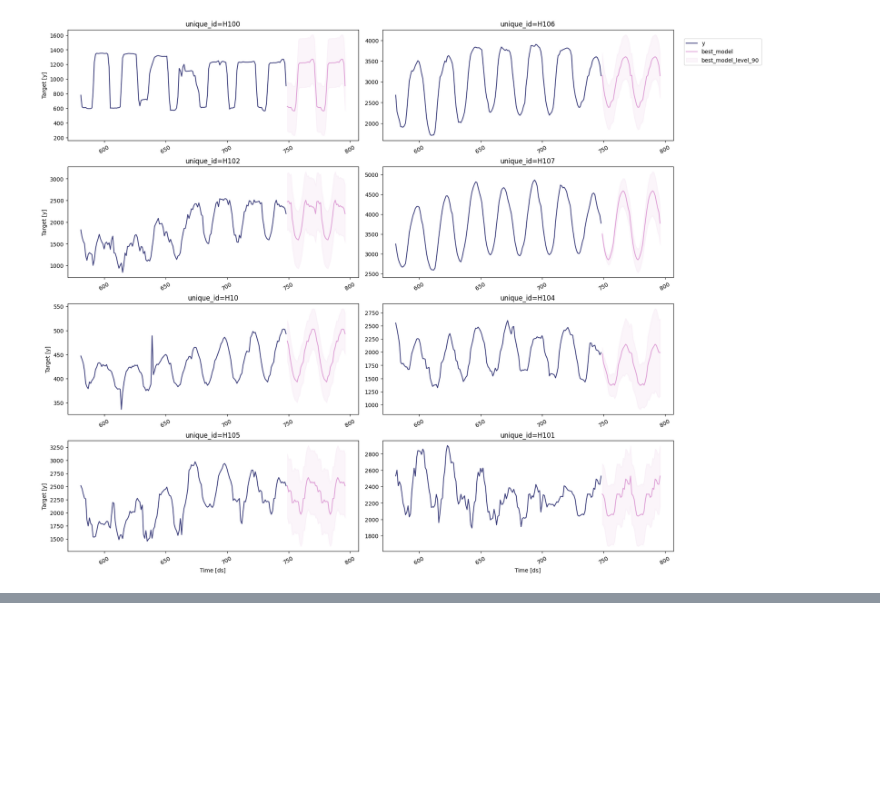
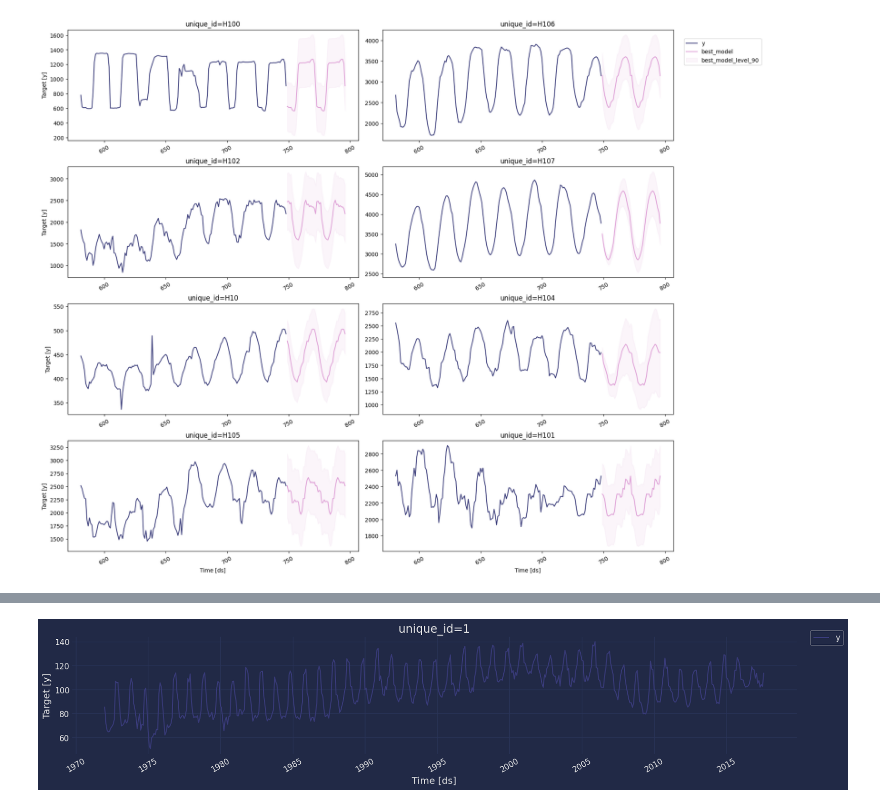
Before and after one commit to DavidGuzzi/TSA, a Jupyter notebook: Nixtla/SF.ipynb, the cells around one changed output, grey strips where cells are left out. Cells and saved outputs as stored; diff of their text form; code cells hidden in the pictures; blank space fills up the shorter version.

```diff
--- a/Nixtla/SF.ipynb
+++ b/Nixtla/SF.ipynb
@@ -239,0 +338,31 @@ sf.plot(Y_df, prod_forecasts_df, level=[90])
+# %%
+import matplotlib.pyplot as plt
+import seaborn as sns
+from statsmodels.graphics.tsaplots import plot_acf
+from statsmodels.graphics.tsaplots import plot_pacf
+plt.style.use('fivethirtyeight')
+plt.rcParams['lines.linewidth'] = 1.5
+dark_style = {
+    'figure.facecolor': '#212946',
+    'axes.facecolor': '#212946',
+    'savefig.facecolor':'#212946',
+    'axes.grid': True,
+    'axes.grid.which': 'both',
+    'axes.spines.left': False,
+    'axes.spines.right': False,
+    'axes.spines.top': False,
+    'axes.spines.bottom': False,
+    'grid.color': '#2A3459',
+    'grid.linewidth': '1',
+    'text.color': '0.9',
+    'axes.labelcolor': '0.9',
+    'xtick.color': '0.9',
+    'ytick.color': '0.9',
+    'font.size': 12 }
+plt.rcParams.update(dark_style)
+
+from pylab import rcParams
+rcParams['figure.figsize'] = (18,7)
+# %%
+df = pd.read_csv("https://raw.githubusercontent.com/Naren8520/Serie-de-tiempo-con-Machine-Learning/main/Data/candy_production.csv")
+df.head()
@@ -239,0 +376,4 @@ sf.plot(Y_df, prod_forecasts_df, level=[90])
+# %%
+df["unique_id"]="1"
+df.columns=["ds", "y", "unique_id"]
+df.head()
@@ -239,0 +387,8 @@ sf.plot(Y_df, prod_forecasts_df, level=[90])
+# %%
+df["ds"] = pd.to_datetime(df["ds"])
+# %%
+from statsforecast import StatsForecast
+
+StatsForecast.plot(df)
+# %% [output]
+[figure, added]
```
Also changed, not shown: parts of 34 cells of this notebook, 2 other files.
